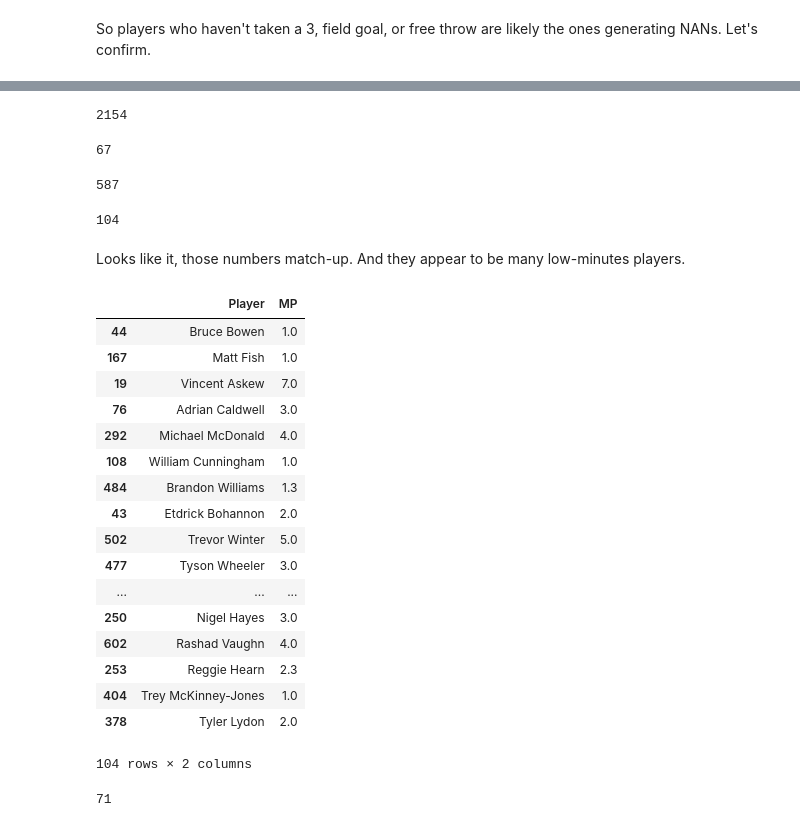
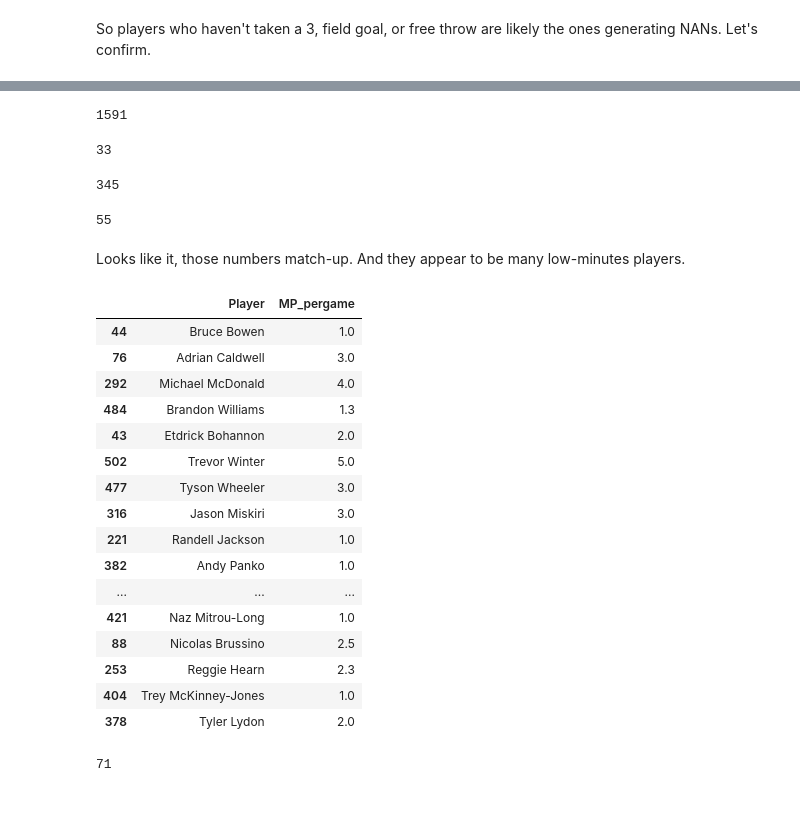
Before and after one commit to KirkAVoss/kv-capstone, a Jupyter notebook: NBAwinshare/notebooks/EDA_and_read_in_functionality.ipynb, the cells around one changed output, grey strips where cells are left out. Cells and saved outputs as stored; diff of their text form; code cells hidden in the pictures.

```diff
--- a/NBAwinshare/notebooks/EDA_and_read_in_functionality.ipynb
+++ b/NBAwinshare/notebooks/EDA_and_read_in_functionality.ipynb
@@ -38,12 +102,19 @@ def read_pergame_season_stats(filepath):
     years = re.findall(r"\d\d\d\d",filepath)
     df['Season'] = int(years[-1])
 
-    #handle mulitple teams, initizlize to the 'Tm' field
+    #Handle multiple teams, initialize to the 'Tm' field (We're going to drop this, but it's needed to work with
+    #reduced_traded_players_to_one_row)
     df['Teams'] = df['Tm']
 
     #Get rid of multiple rows per season per player
     df = reduce_traded_players_to_one_row(df)
 
+    #Let's drop the columns that are duplicative of the advanced stats
+    columns_to_drop = ['Pos', 'Age', 'Tm', 'G', 'Teams']
+    df.drop(columns_to_drop, axis=1, inplace=True)
+
+    df.rename({'MP':'MP_pergame'}, axis='columns', inplace=True)
+
     return df #.sort_values(['Season', 'Player'], ascending=[True, True])
 # %%
 df0607 = read_advanced_season_stats('../data/advanced/2006-2007_player_advanced.csv')
@@ -646,42 +697,41 @@ dtype: int64
 # %%
 len(pergamenan[pergamenan['3PA']==0])
 # %% [output]
-2154
+1591
 # %%
 len(pergamenan[pergamenan['FGA']==0])
 # %% [output]
-67
+33
 # %%
 len(pergamenan[pergamenan['FTA']==0])
 # %% [output]
-587
+345
 # %%
 len(pergamenan[pergamenan['2PA']==0])
 # %% [output]
-104
+55
 # %% [markdown]
 Looks like it, those numbers match-up.  And they appear to be many low-minutes players.
 # %%
-pergamenan[pergamenan['2PA']==0][['Player', 'MP']]
+pergamenan[pergamenan['2PA']==0][['Player', 'MP_pergame']]
 # %% [output]
-|  | Player | MP |
+|  | Player | MP_pergame |
 | 44 | Bruce Bowen | 1.0 |
-| 167 | Matt Fish | 1.0 |
-| 19 | Vincent Askew | 7.0 |
 | 76 | Adrian Caldwell | 3.0 |
 | 292 | Michael McDonald | 4.0 |
-| 108 | William Cunningham | 1.0 |
 | 484 | Brandon Williams | 1.3 |
 | 43 | Etdrick Bohannon | 2.0 |
 | 502 | Trevor Winter | 5.0 |
 | 477 | Tyson Wheeler | 3.0 |
+| 316 | Jason Miskiri | 3.0 |
+| 221 | Randell Jackson | 1.0 |
+| 382 | Andy Panko | 1.0 |
 | ... | ... | ... |
-| 250 | Nigel Hayes | 3.0 |
-| 602 | Rashad Vaughn | 4.0 |
+| 421 | Naz Mitrou-Long | 1.0 |
+| 88 | Nicolas Brussino | 2.5 |
 | 253 | Reggie Hearn | 2.3 |
 | 404 | Trey McKinney-Jones | 1.0 |
 | 378 | Tyler Lydon | 2.0 |
-104 rows × 2 columns
 # %%
 def clean_and_join_seasonal_dataframe(df_pergame, df_advanced):
     '''
```
Also changed, not shown: parts of 41 cells of this notebook.
